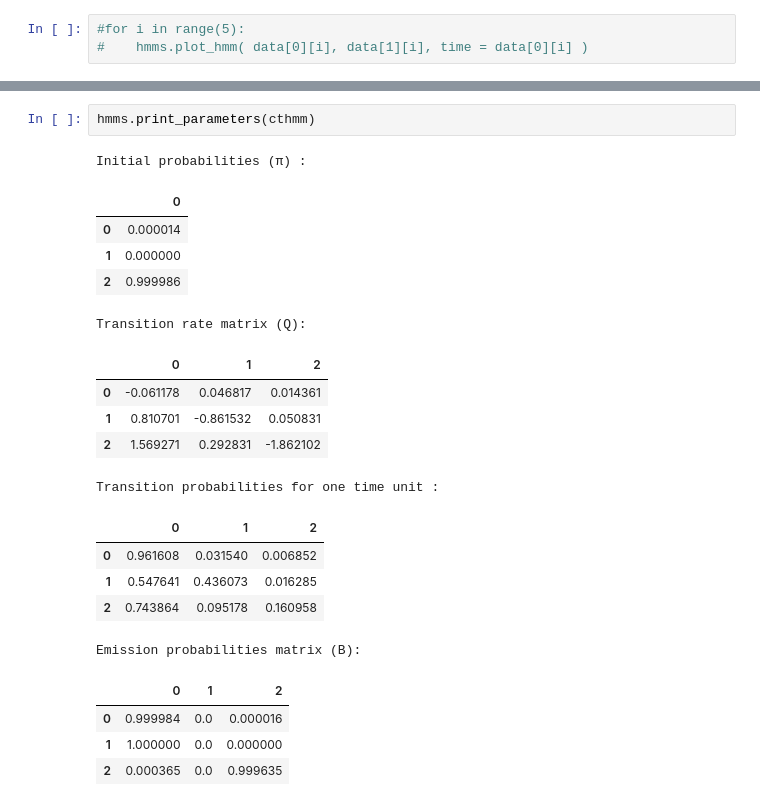
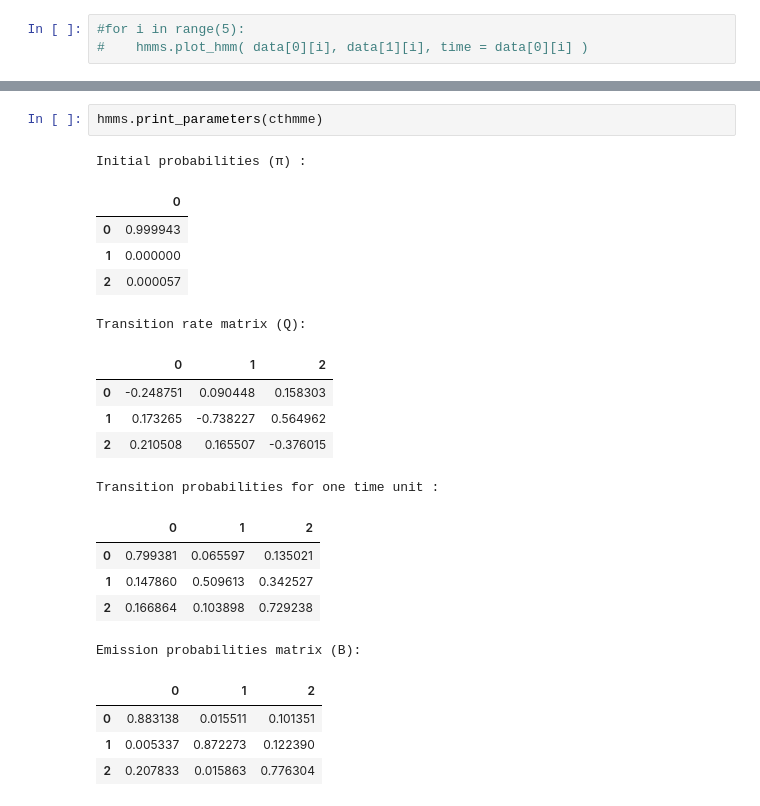
Before and after one commit to lopatovsky/HMMs, a Jupyter notebook: CT-HMM.ipynb, the cells around one changed output, grey strips where cells are left out. Cells and saved outputs as stored; diff of their text form.

```diff
--- a/CT-HMM.ipynb
+++ b/CT-HMM.ipynb
@@ -505,25 +349,25 @@ tau
 # %%
-hmms.print_parameters(cthmm)
+hmms.print_parameters(cthmme)
 # %% [output]
 Initial probabilities (π) :
 |  | 0 |
-| 0 | 0.000014 |
+| 0 | 0.999943 |
 | 1 | 0.000000 |
-| 2 | 0.999986 |
+| 2 | 0.000057 |
 Transition rate matrix (Q):
 |  | 0 | 1 | 2 |
-| 0 | -0.061178 | 0.046817 | 0.014361 |
-| 1 | 0.810701 | -0.861532 | 0.050831 |
-| 2 | 1.569271 | 0.292831 | -1.862102 |
+| 0 | -0.248751 | 0.090448 | 0.158303 |
+| 1 | 0.173265 | -0.738227 | 0.564962 |
+| 2 | 0.210508 | 0.165507 | -0.376015 |
 Transition probabilities for one time unit :
 |  | 0 | 1 | 2 |
-| 0 | 0.961608 | 0.031540 | 0.006852 |
-| 1 | 0.547641 | 0.436073 | 0.016285 |
-| 2 | 0.743864 | 0.095178 | 0.160958 |
+| 0 | 0.799381 | 0.065597 | 0.135021 |
+| 1 | 0.147860 | 0.509613 | 0.342527 |
+| 2 | 0.166864 | 0.103898 | 0.729238 |
 Emission probabilities matrix (B):
 |  | 0 | 1 | 2 |
-| 0 | 0.999984 | 0.0 | 0.000016 |
-| 1 | 1.000000 | 0.0 | 0.000000 |
-| 2 | 0.000365 | 0.0 | 0.999635 |
+| 0 | 0.883138 | 0.015511 | 0.101351 |
+| 1 | 0.005337 | 0.872273 | 0.122390 |
+| 2 | 0.207833 | 0.015863 | 0.776304 |
 # %%
 cthmm.data_estimate(t,e)
```
Also changed, not shown: parts of 24 cells of this notebook, 3 other files.
